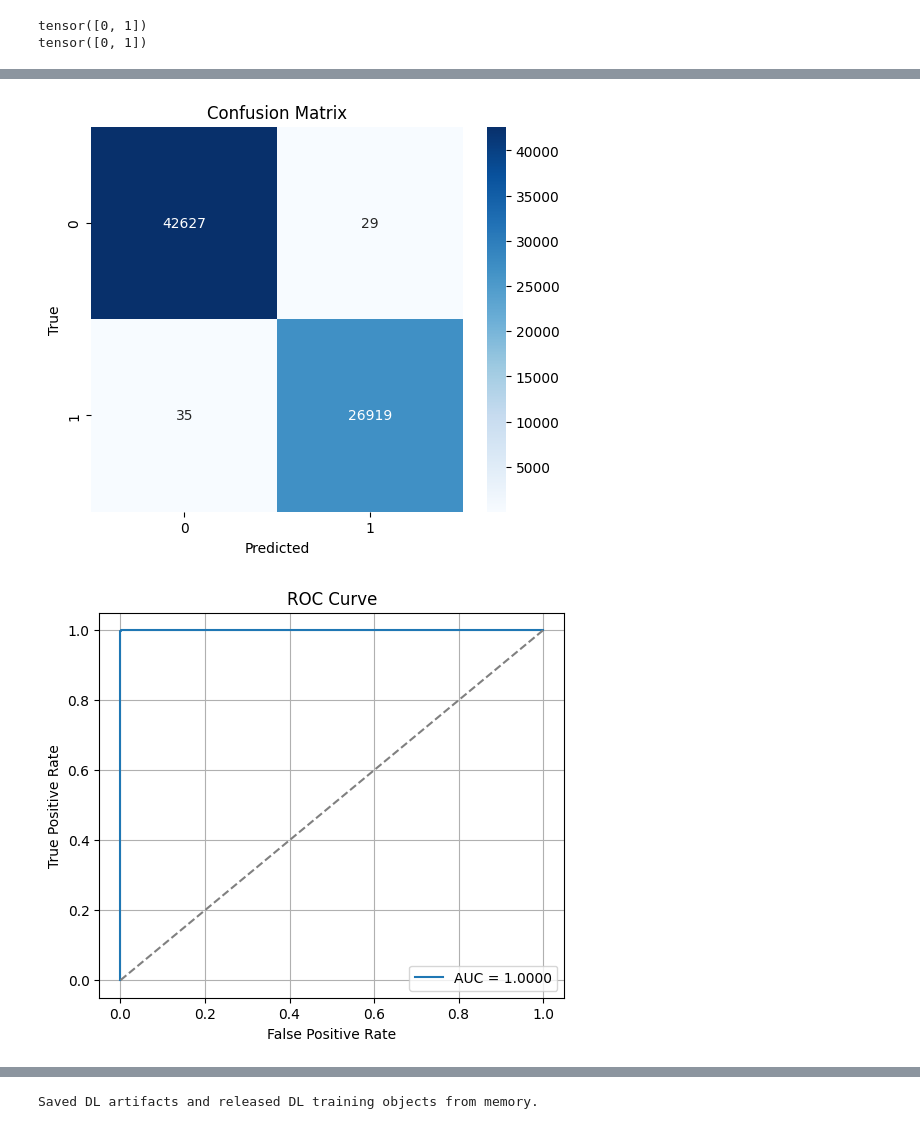
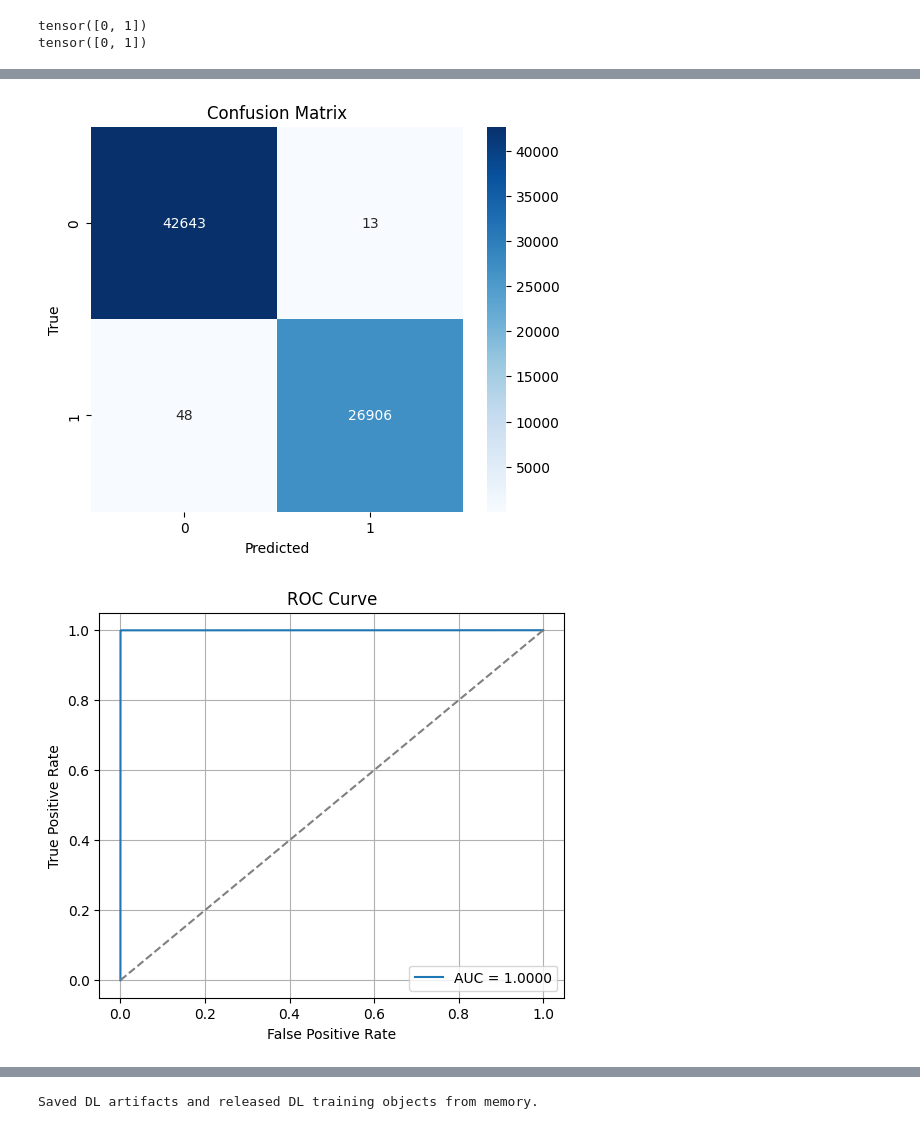
Before and after one commit to Youssef-Abdelshahid/AI-vs-Human-Text-Detection, a Jupyter notebook: AI_vs_Human_Text_Detection_Essay.ipynb, the cells around one changed output, grey strips where cells are left out. Saved outputs shown, nothing was run; the diff lists cells and outputs as text; code cells hidden in the pictures.

```diff
--- a/AI_vs_Human_Text_Detection_Essay.ipynb
+++ b/AI_vs_Human_Text_Detection_Essay.ipynb
@@ -734,7 +766,7 @@ import torch.nn as nn
 import torch.nn.functional as F
 from sklearn.metrics import (
     accuracy_score, precision_score, recall_score, f1_score,
-    roc_auc_score, confusion_matrix, roc_curve, auc
+    roc_auc_score, confusion_matrix, roc_curve, auc, classification_report
 )
 import matplotlib.pyplot as plt
 import seaborn as sns
@@ -829,6 +861,8 @@ def evaluate_model(model, data_loader, device):
     print(f"Evaluation - Precision: {precision:.4f}")
     print(f"Evaluation - Recall:    {recall:.4f}")
     print(f"Evaluation - F1 Score:  {f1:.4f}")
+    print("Classification report:")
+    print(classification_report(all_labels, all_preds, labels=[0, 1], target_names=["human", "ai"], zero_division=0))
     if not np.isnan(roc_auc):
         print(f"Evaluation - AUC-ROC:   {roc_auc:.4f}")
     else:
@@ -913,8 +947,9 @@ def plot_roc_curve(y_true, y_probs, num_classes, class_labels=None):
         print(f"ROC Curve plotting is typically for binary or multi-class (One-vs-Rest). Your model has {num_classes} class(es).")
 
 
-def train_model(model, train_loader, val_loader, test_loader, device, model_name="Model", epochs=5):
-    criterion = nn.CrossEntropyLoss()
+def train_model(model, train_loader, val_loader, test_loader, device, model_name="Model", epochs=5, class_weights=None):
+    # Weighted loss reduces majority-class bias while keeping all original training examples.
+    criterion = nn.CrossEntropyLoss(weight=class_weights.to(device) if class_weights is not None else None)
     optimizer = torch.optim.Adam(model.parameters(), lr=0.001)
     train_losses, val_accuracies = [], []
 
@@ -1011,6 +1046,7 @@ tensor([0, 1])
 tensor([0, 1])
 # %%
 device = torch.device("cuda" if torch.cuda.is_available() else "cpu")
+dl_class_weights = dl_class_weights.to(device)
 # %%
 num_classes_CNN = df['source'].nunique()
 
@@ -1026,7 +1062,8 @@ trained_cnn, cnn_losses, cnn_accs, cnn_val_metrics, cnn_test_metrics = train_mod
     test_loader,
     device,
     model_name='TextCNN',
-    epochs=5
+    epochs=5,
+    class_weights=dl_class_weights
 )
 dl_history = {'cnn': {'loss': cnn_losses, 'val_accuracy': cnn_accs, 'validation': cnn_val_metrics, 'test': cnn_test_metrics}}
 # %% [output]
@@ -1065,7 +1117,7 @@ bilstm_model = BiLSTMModel(
     output_dim=num_classes_BiLSTM
 ).to(device)
 trained_bilstm, bilstm_losses, bilstm_accs, bilstm_val_metrics, bilstm_test_metrics = train_model(
-    bilstm_model, train_loader, val_loader, test_loader, device, model_name='BI-LSTM', epochs=5
+    bilstm_model, train_loader, val_loader, test_loader, device, model_name='BI-LSTM', epochs=5, class_weights=dl_class_weights
 )
 dl_history['bilstm'] = {'loss': bilstm_losses, 'val_accuracy': bilstm_accs, 'validation': bilstm_val_metrics, 'test': bilstm_test_metrics}
 # %% [output]
@@ -1102,7 +1169,7 @@ gru_model = GRUModel(
     num_classes=num_classes_GRU
 ).to(device)
 trained_gru, gru_losses, gru_accs, gru_val_metrics, gru_test_metrics = train_model(
-    gru_model, train_loader, val_loader, test_loader, device, model_name='GRU', epochs=5
+    gru_model, train_loader, val_loader, test_loader, device, model_name='GRU', epochs=5, class_weights=dl_class_weights
 )
 dl_history['gru'] = {'loss': gru_losses, 'val_accuracy': gru_accs, 'validation': gru_val_metrics, 'test': gru_test_metrics}
 # %% [output]
@@ -1120,4 +1192,4 @@ Evaluation - F1 Score:  0.9991
 Evaluation - AUC-ROC:   1.0000
 [figure]
-[figure, old version]
+[figure, new version]
 --- Final Test Evaluation ---
```
Also changed, not shown: parts of 14 cells of this notebook, 2 other files.
